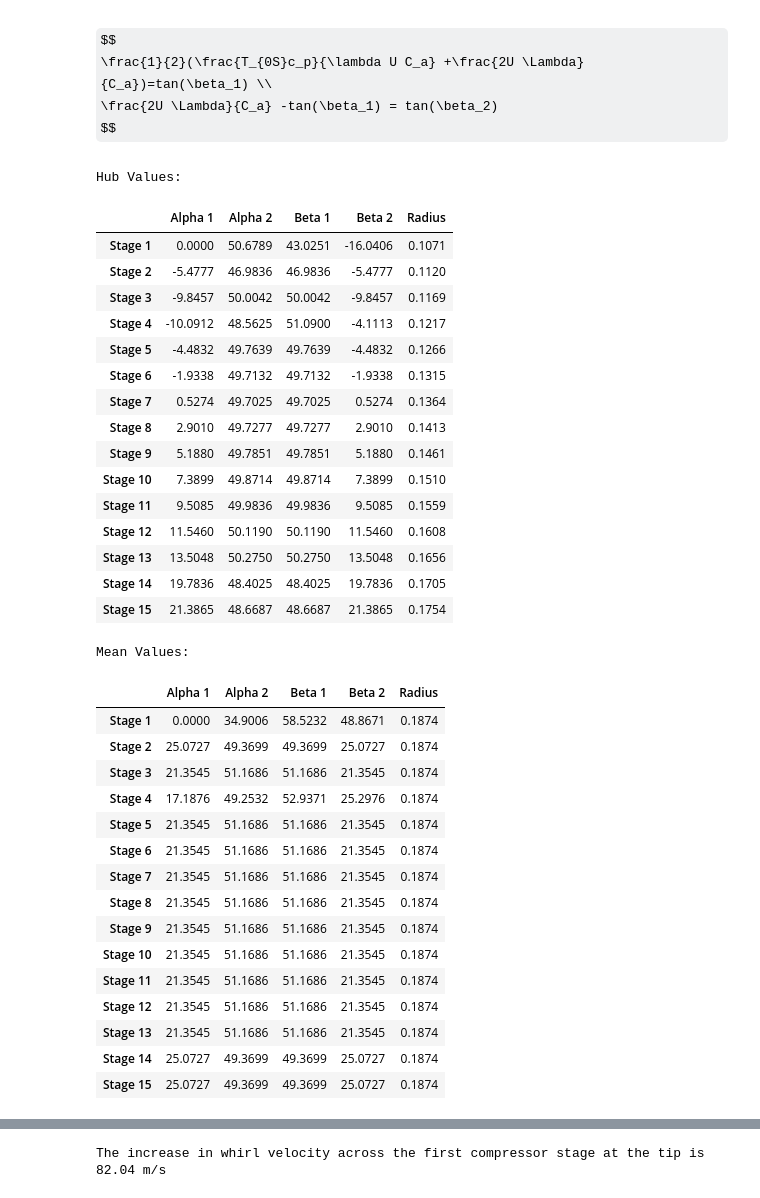
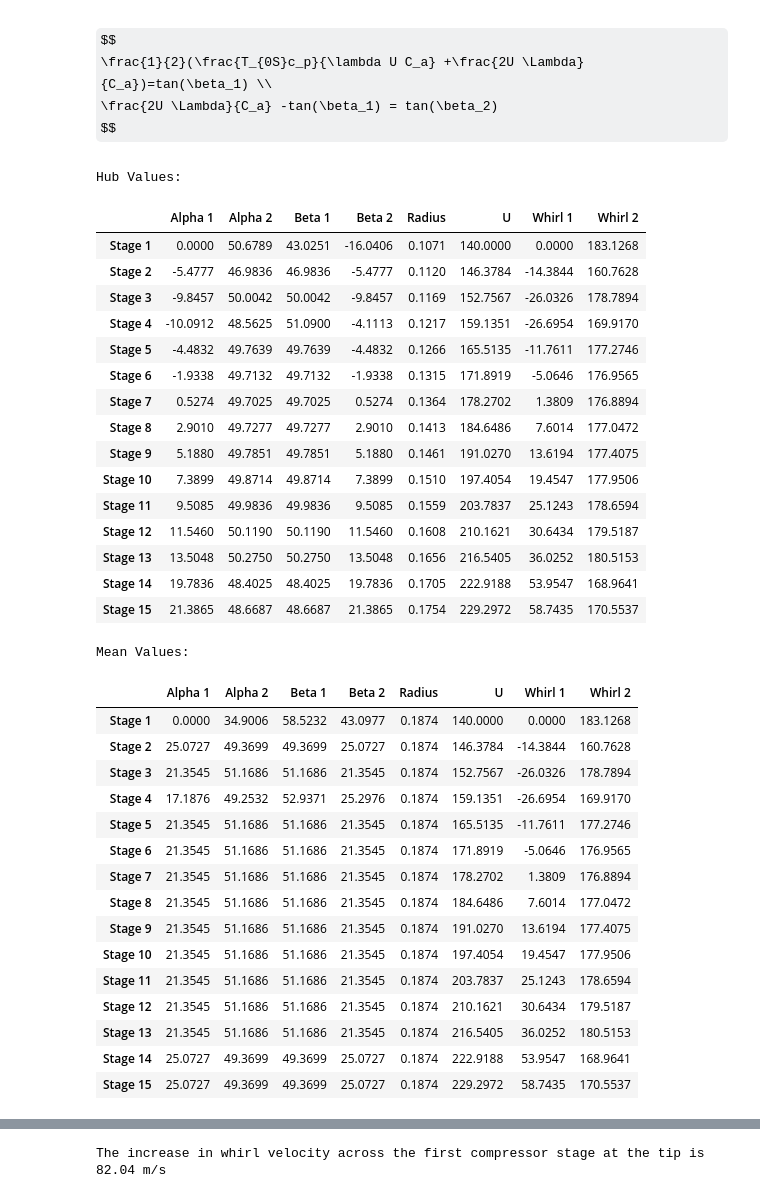
Before and after one commit to kavourbm/AEEM4063-Team15, a Jupyter notebook: Project 2/Compressor.ipynb, the cells around one changed output, grey strips where cells are left out. Cells and saved outputs as stored; diff of their text form; code cells hidden in the pictures; some formulas as TeX source.

Commit message:
fixed whirl

```diff
--- a/Project 2/Compressor.ipynb
+++ b/Project 2/Compressor.ipynb
@@ -385,55 +385,55 @@ while i < stageactual:
 # %%
 print("Hub Values:")
 
-tabletry = pd.DataFrame({"Alpha 1": stagevals[:,0,0],"Alpha 2": stagevals[:,0,1],"Beta 1": stagevals[:,0,2],"Beta 2": stagevals[:,0,3],"Radius": stagevals[:,0,4]})
+tabletry = pd.DataFrame({"Alpha 1": stagevals[:,0,0],"Alpha 2": stagevals[:,0,1],"Beta 1": stagevals[:,0,2],"Beta 2": stagevals[:,0,3],"Radius": stagevals[:,0,4],"U": stagevals[:,0,5],"Whirl 1": stagevals[:,0,6],"Whirl 2": stagevals[:,0,7]})
 
 tabletry.style \
     .format(precision=4) \
     .relabel_index(["Stage 1","Stage 2","Stage 3","Stage 4","Stage 5","Stage 6","Stage 7","Stage 8","Stage 9","Stage 10","Stage 11","Stage 12","Stage 13","Stage 14","Stage 15"],axis=0)
 # %% [output]
 Hub Values:
-|  | Alpha 1 | Alpha 2 | Beta 1 | Beta 2 | Radius |
-| Stage 1 | 0.0000 | 50.6789 | 43.0251 | -16.0406 | 0.1071 |
-| Stage 2 | -5.4777 | 46.9836 | 46.9836 | -5.4777 | 0.1120 |
-| Stage 3 | -9.8457 | 50.0042 | 50.0042 | -9.8457 | 0.1169 |
-| Stage 4 | -10.0912 | 48.5625 | 51.0900 | -4.1113 | 0.1217 |
-| Stage 5 | -4.4832 | 49.7639 | 49.7639 | -4.4832 | 0.1266 |
-| Stage 6 | -1.9338 | 49.7132 | 49.7132 | -1.9338 | 0.1315 |
-| Stage 7 | 0.5274 | 49.7025 | 49.7025 | 0.5274 | 0.1364 |
-| Stage 8 | 2.9010 | 49.7277 | 49.7277 | 2.9010 | 0.1413 |
-| Stage 9 | 5.1880 | 49.7851 | 49.7851 | 5.1880 | 0.1461 |
-| Stage 10 | 7.3899 | 49.8714 | 49.8714 | 7.3899 | 0.1510 |
-| Stage 11 | 9.5085 | 49.9836 | 49.9836 | 9.5085 | 0.1559 |
-| Stage 12 | 11.5460 | 50.1190 | 50.1190 | 11.5460 | 0.1608 |
-| Stage 13 | 13.5048 | 50.2750 | 50.2750 | 13.5048 | 0.1656 |
-| Stage 14 | 19.7836 | 48.4025 | 48.4025 | 19.7836 | 0.1705 |
-| Stage 15 | 21.3865 | 48.6687 | 48.6687 | 21.3865 | 0.1754 |
+|  | Alpha 1 | Alpha 2 | Beta 1 | Beta 2 | Radius | U | Whirl 1 | Whirl 2 |
+| Stage 1 | 0.0000 | 50.6789 | 43.0251 | -16.0406 | 0.1071 | 140.0000 | 0.0000 | 183.1268 |
+| Stage 2 | -5.4777 | 46.9836 | 46.9836 | -5.4777 | 0.1120 | 146.3784 | -14.3844 | 160.7628 |
+| Stage 3 | -9.8457 | 50.0042 | 50.0042 | -9.8457 | 0.1169 | 152.7567 | -26.0326 | 178.7894 |
+| Stage 4 | -10.0912 | 48.5625 | 51.0900 | -4.1113 | 0.1217 | 159.1351 | -26.6954 | 169.9170 |
+| Stage 5 | -4.4832 | 49.7639 | 49.7639 | -4.4832 | 0.1266 | 165.5135 | -11.7611 | 177.2746 |
+| Stage 6 | -1.9338 | 49.7132 | 49.7132 | -1.9338 | 0.1315 | 171.8919 | -5.0646 | 176.9565 |
+| Stage 7 | 0.5274 | 49.7025 | 49.7025 | 0.5274 | 0.1364 | 178.2702 | 1.3809 | 176.8894 |
+| Stage 8 | 2.9010 | 49.7277 | 49.7277 | 2.9010 | 0.1413 | 184.6486 | 7.6014 | 177.0472 |
+| Stage 9 | 5.1880 | 49.7851 | 49.7851 | 5.1880 | 0.1461 | 191.0270 | 13.6194 | 177.4075 |
+| Stage 10 | 7.3899 | 49.8714 | 49.8714 | 7.3899 | 0.1510 | 197.4054 | 19.4547 | 177.9506 |
+| Stage 11 | 9.5085 | 49.9836 | 49.9836 | 9.5085 | 0.1559 | 203.7837 | 25.1243 | 178.6594 |
+| Stage 12 | 11.5460 | 50.1190 | 50.1190 | 11.5460 | 0.1608 | 210.1621 | 30.6434 | 179.5187 |
+| Stage 13 | 13.5048 | 50.2750 | 50.2750 | 13.5048 | 0.1656 | 216.5405 | 36.0252 | 180.5153 |
+| Stage 14 | 19.7836 | 48.4025 | 48.4025 | 19.7836 | 0.1705 | 222.9188 | 53.9547 | 168.9641 |
+| Stage 15 | 21.3865 | 48.6687 | 48.6687 | 21.3865 | 0.1754 | 229.2972 | 58.7435 | 170.5537 |
 # %%
 print("Mean Values:")
 
-tabletry = pd.DataFrame({"Alpha 1": stagevals[:,1,0],"Alpha 2": stagevals[:,1,1],"Beta 1": stagevals[:,1,2],"Beta 2": stagevals[:,1,3],"Radius": stagevals[:,1,4]})
+tabletry = pd.DataFrame({"Alpha 1": stagevals[:,1,0],"Alpha 2": stagevals[:,1,1],"Beta 1": stagevals[:,1,2],"Beta 2": stagevals[:,1,3],"Radius": stagevals[:,1,4],"U": stagevals[:,0,5],"Whirl 1": stagevals[:,0,6],"Whirl 2": stagevals[:,0,7]})
 
 tabletry.style \
     .format(precision=4) \
     .relabel_index(["Stage 1","Stage 2","Stage 3","Stage 4","Stage 5","Stage 6","Stage 7","Stage 8","Stage 9","Stage 10","Stage 11","Stage 12","Stage 13","Stage 14","Stage 15"],axis=0)
 # %% [output]
 Mean Values:
-|  | Alpha 1 | Alpha 2 | Beta 1 | Beta 2 | Radius |
-| Stage 1 | 0.0000 | 34.9006 | 58.5232 | 48.8671 | 0.1874 |
-| Stage 2 | 25.0727 | 49.3699 | 49.3699 | 25.0727 | 0.1874 |
-| Stage 3 | 21.3545 | 51.1686 | 51.1686 | 21.3545 | 0.1874 |
-| Stage 4 | 17.1876 | 49.2532 | 52.9371 | 25.2976 | 0.1874 |
-| Stage 5 | 21.3545 | 51.1686 | 51.1686 | 21.3545 | 0.1874 |
-| Stage 6 | 21.3545 | 51.1686 | 51.1686 | 21.3545 | 0.1874 |
-| Stage 7 | 21.3545 | 51.1686 | 51.1686 | 21.3545 | 0.1874 |
-| Stage 8 | 21.3545 | 51.1686 | 51.1686 | 21.3545 | 0.1874 |
-| Stage 9 | 21.3545 | 51.1686 | 51.1686 | 21.3545 | 0.1874 |
-| Stage 10 | 21.3545 | 51.1686 | 51.1686 | 21.3545 | 0.1874 |
-| Stage 11 | 21.3545 | 51.1686 | 51.1686 | 21.3545 | 0.1874 |
-| Stage 12 | 21.3545 | 51.1686 | 51.1686 | 21.3545 | 0.1874 |
-| Stage 13 | 21.3545 | 51.1686 | 51.1686 | 21.3545 | 0.1874 |
-| Stage 14 | 25.0727 | 49.3699 | 49.3699 | 25.0727 | 0.1874 |
-| Stage 15 | 25.0727 | 49.3699 | 49.3699 | 25.0727 | 0.1874 |
+|  | Alpha 1 | Alpha 2 | Beta 1 | Beta 2 | Radius | U | Whirl 1 | Whirl 2 |
+| Stage 1 | 0.0000 | 34.9006 | 58.5232 | 43.0977 | 0.1874 | 140.0000 | 0.0000 | 183.1268 |
+| Stage 2 | 25.0727 | 49.3699 | 49.3699 | 25.0727 | 0.1874 | 146.3784 | -14.3844 | 160.7628 |
+| Stage 3 | 21.3545 | 51.1686 | 51.1686 | 21.3545 | 0.1874 | 152.7567 | -26.0326 | 178.7894 |
+| Stage 4 | 17.1876 | 49.2532 | 52.9371 | 25.2976 | 0.1874 | 159.1351 | -26.6954 | 169.9170 |
+| Stage 5 | 21.3545 | 51.1686 | 51.1686 | 21.3545 | 0.1874 | 165.5135 | -11.7611 | 177.2746 |
+| Stage 6 | 21.3545 | 51.1686 | 51.1686 | 21.3545 | 0.1874 | 171.8919 | -5.0646 | 176.9565 |
+| Stage 7 | 21.3545 | 51.1686 | 51.1686 | 21.3545 | 0.1874 | 178.2702 | 1.3809 | 176.8894 |
+| Stage 8 | 21.3545 | 51.1686 | 51.1686 | 21.3545 | 0.1874 | 184.6486 | 7.6014 | 177.0472 |
+| Stage 9 | 21.3545 | 51.1686 | 51.1686 | 21.3545 | 0.1874 | 191.0270 | 13.6194 | 177.4075 |
+| Stage 10 | 21.3545 | 51.1686 | 51.1686 | 21.3545 | 0.1874 | 197.4054 | 19.4547 | 177.9506 |
+| Stage 11 | 21.3545 | 51.1686 | 51.1686 | 21.3545 | 0.1874 | 203.7837 | 25.1243 | 178.6594 |
+| Stage 12 | 21.3545 | 51.1686 | 51.1686 | 21.3545 | 0.1874 | 210.1621 | 30.6434 | 179.5187 |
+| Stage 13 | 21.3545 | 51.1686 | 51.1686 | 21.3545 | 0.1874 | 216.5405 | 36.0252 | 180.5153 |
+| Stage 14 | 25.0727 | 49.3699 | 49.3699 | 25.0727 | 0.1874 | 222.9188 | 53.9547 | 168.9641 |
+| Stage 15 | 25.0727 | 49.3699 | 49.3699 | 25.0727 | 0.1874 | 229.2972 | 58.7435 | 170.5537 |
 # %%
 print("Tip Values:")
 
```
Also changed, not shown: parts of 2 cells of this notebook.
